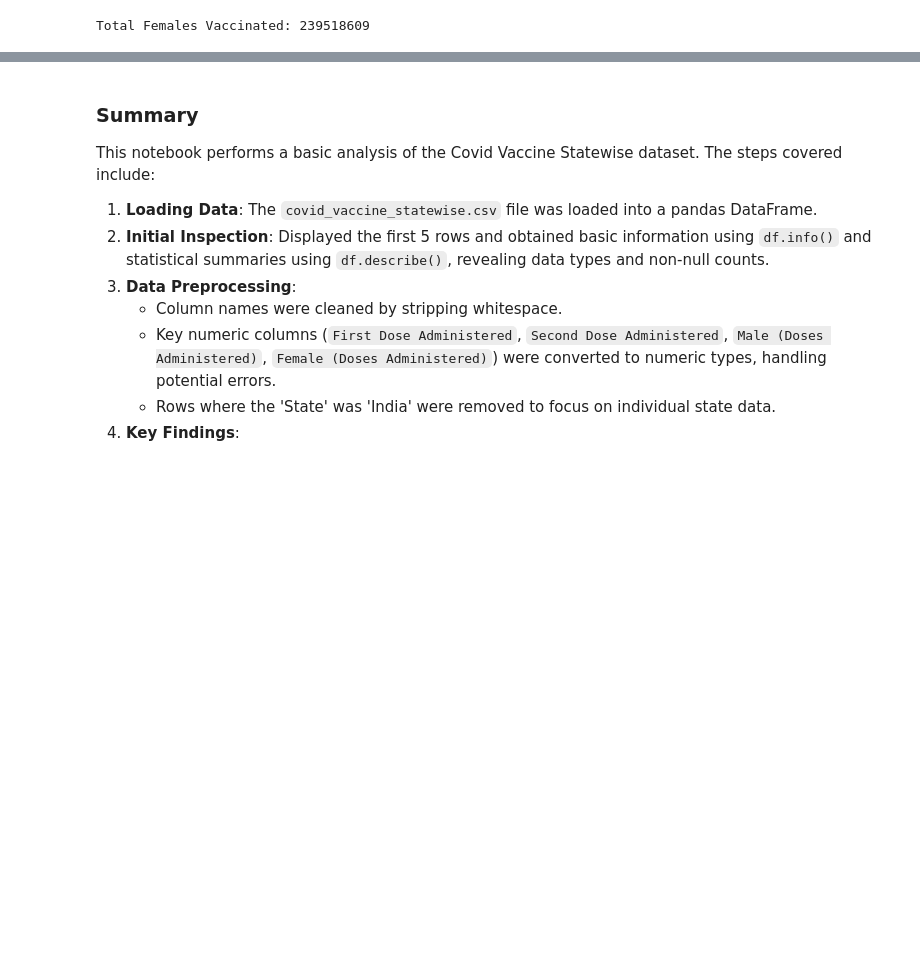
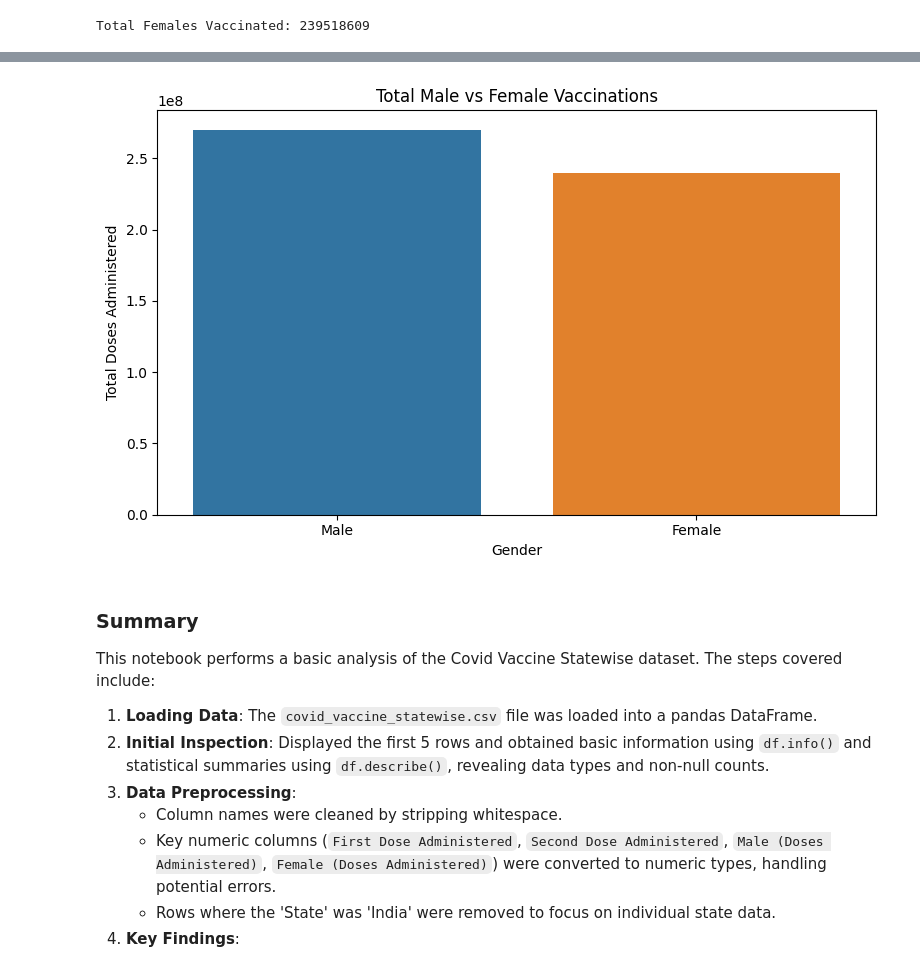
Before and after one commit to sharvmahajan/TE, a Jupyter notebook: A14/DSBDAL_Assignment_14_Mini_Project.ipynb, the cells around one changed output, grey strips where cells are left out. Saved outputs shown, nothing was run; the diff lists cells and outputs as text; code cells hidden in the pictures; blank space fills up the shorter version.

```diff
--- a/A14/DSBDAL_Assignment_14_Mini_Project.ipynb
+++ b/A14/DSBDAL_Assignment_14_Mini_Project.ipynb
@@ -170,3 +201,18 @@ Total Females Vaccinated: 239518609
+# %%
+# Total Male vs Female Vaccinations
+vaccination_gender = pd.DataFrame({
+    'Gender': ['Male', 'Female'],
+    'Total Doses Administered': [total_males, total_females]
+})
+
+plt.figure(figsize=(8, 5))
+sns.barplot(x='Gender', y='Total Doses Administered', data=vaccination_gender, hue='Gender', legend=False)
+plt.title('Total Male vs Female Vaccinations')
+plt.ylabel('Total Doses Administered')
+plt.tight_layout()
+plt.show()
+# %% [output]
+[figure, added]
 # %% [markdown]
 ### Summary
 
```
Also changed, not shown: parts of 3 cells of this notebook.
